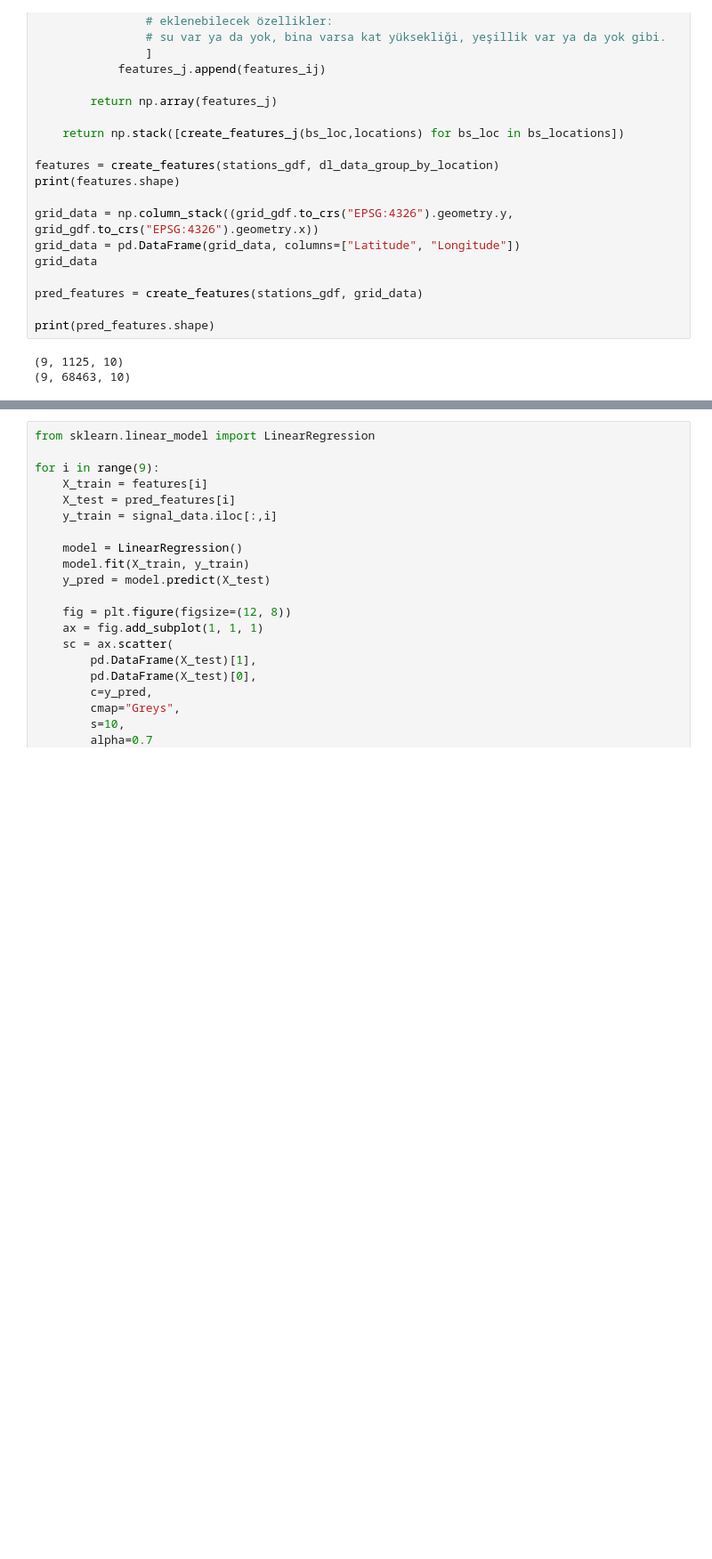
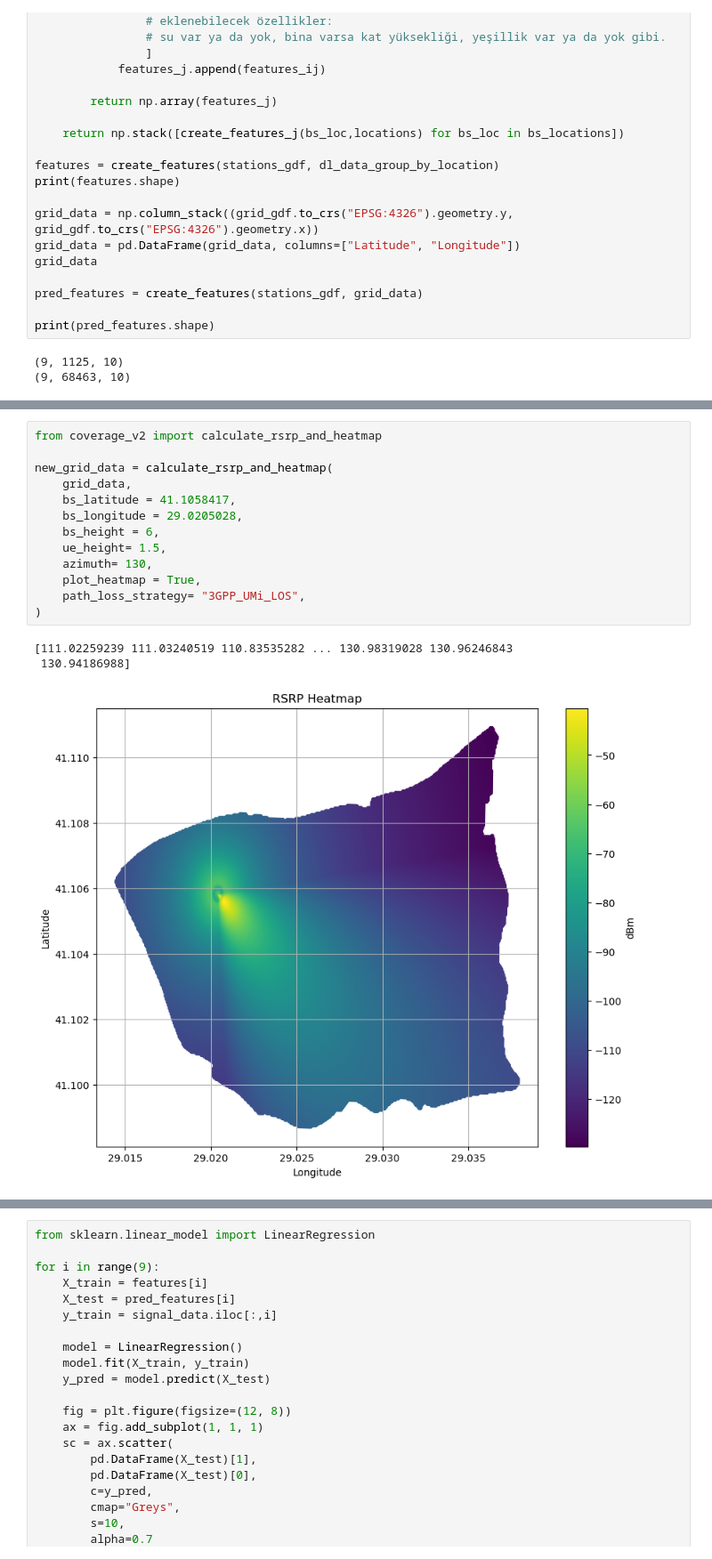
Before and after one commit to Teknofest-High5/5G-Positioning-Competition, a Jupyter notebook: Notebooks/map_gpd.ipynb, the cells around one changed output, grey strips where cells are left out. Shown at 89% size. Cells and saved outputs as stored; diff of their text form; blank space fills up the shorter version.

```diff
--- a/Notebooks/map_gpd.ipynb
+++ b/Notebooks/map_gpd.ipynb
@@ -201,0 +218,17 @@ print(pred_features.shape)
+# %%
+from coverage_v2 import calculate_rsrp_and_heatmap
+
+new_grid_data = calculate_rsrp_and_heatmap(
+    grid_data,
+    bs_latitude = 41.1058417,
+    bs_longitude = 29.0205028,
+    bs_height = 6,
+    ue_height= 1.5,
+    azimuth= 130,
+    plot_heatmap = True,
+    path_loss_strategy= "3GPP_UMi_LOS",
+)
+# %% [output]
+[111.02259239 111.03240519 110.83535282 ... 130.98319028 130.96246843
+ 130.94186988]
+[figure, added]
```
Also changed, not shown: parts of 5 cells of this notebook, 5 other files.
